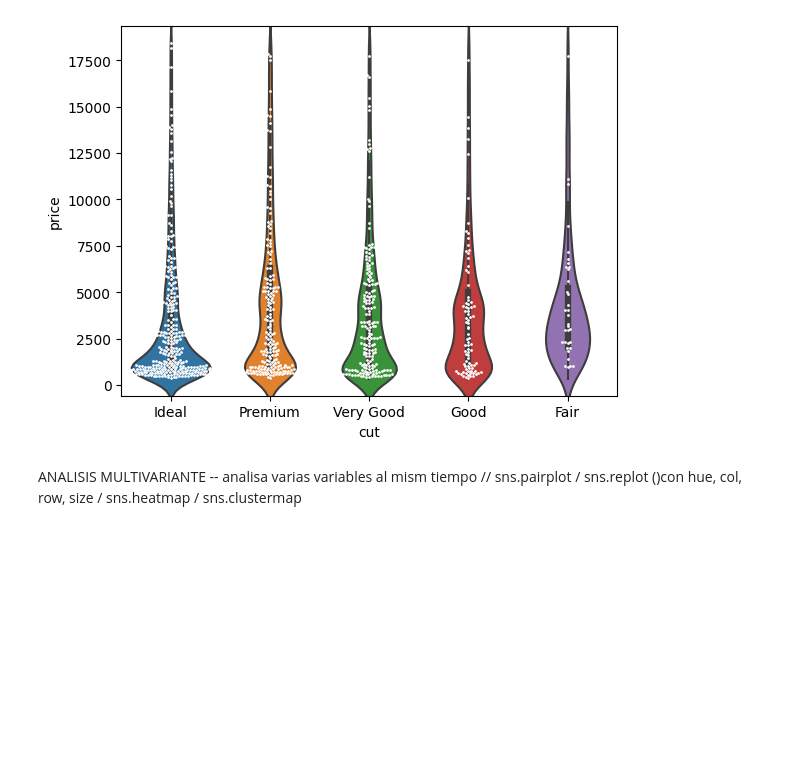
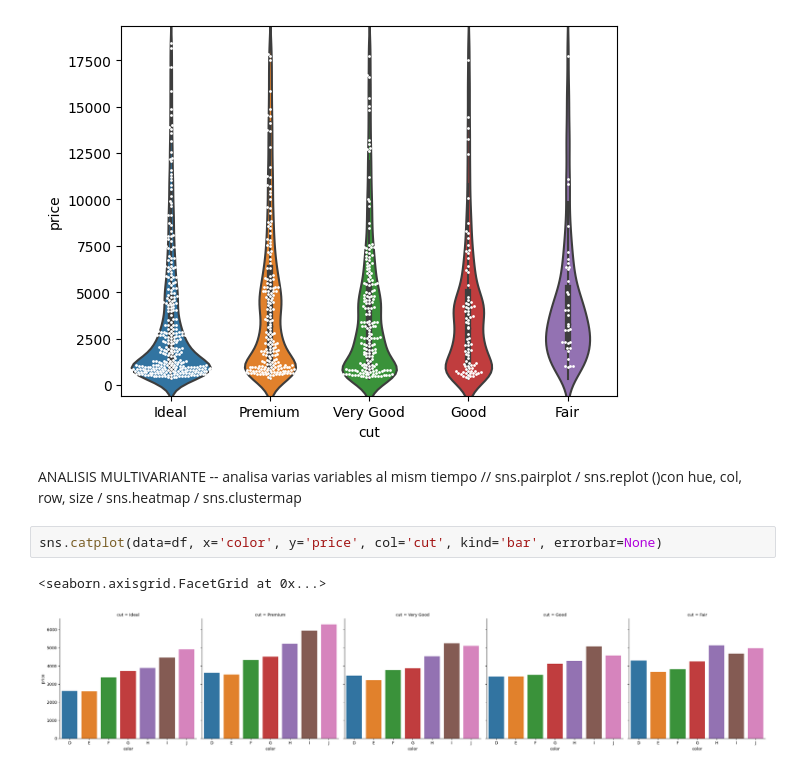
Before and after one commit to MiguelAngel3378/CURSO_ANALISIS_BD2, a Jupyter notebook: m5_visualizacion/seaborn/notebooks/ejemplo2.ipynb, the cells around one changed output. Cells and saved outputs as stored; diff of their text form; blank space fills up the shorter version.

```diff
--- a/m5_visualizacion/seaborn/notebooks/ejemplo2.ipynb
+++ b/m5_visualizacion/seaborn/notebooks/ejemplo2.ipynb
@@ -224,3 +224,8 @@ sns.swarmplot(data=df.sample(800), x='cut', y='price', size=2, color='white')
 [figure]
 # %% [markdown]
 ANALISIS MULTIVARIANTE -- analisa varias variables al mism tiempo // sns.pairplot / sns.replot ()con hue, col, row, size / sns.heatmap / sns.clustermap
+# %%
+sns.catplot(data=df, x='color', y='price', col='cut', kind='bar', errorbar=None)
+# %% [output]
+<seaborn.axisgrid.FacetGrid at 0x...>
+[figure, added]
```
Also changed, not shown: parts of 7 cells of this notebook, 1 other file.
